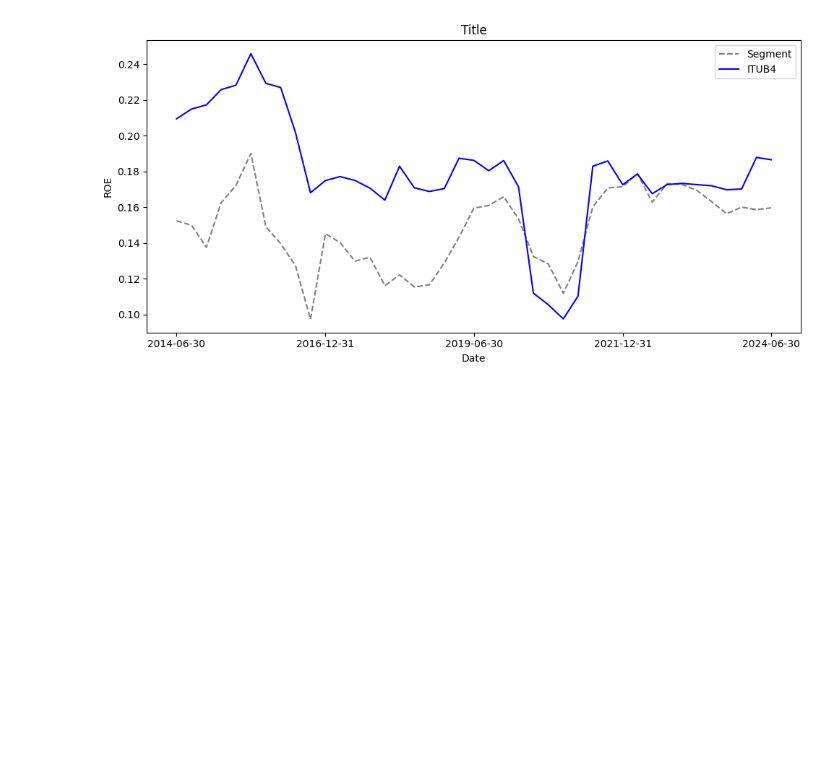
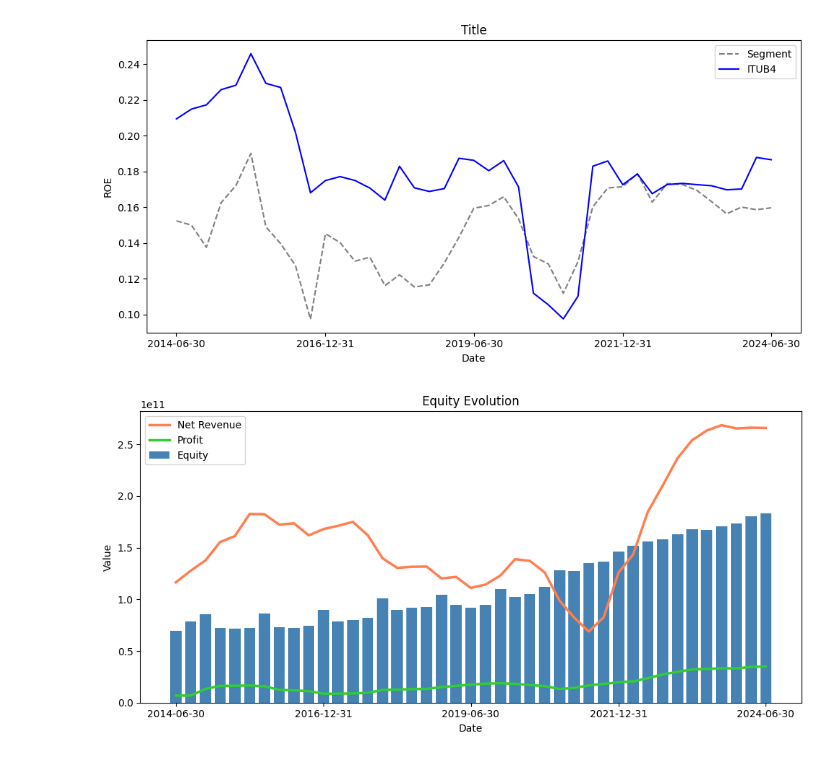
Before and after one commit to boa50/investment-analysis-etl, a Jupyter notebook: prototypes/stock-analysis.ipynb, the cells around one changed output. Cells and saved outputs as stored; diff of their text form; code cells hidden in the pictures; blank space fills up the shorter version.

```diff
--- a/prototypes/stock-analysis.ipynb
+++ b/prototypes/stock-analysis.ipynb
@@ -158,6 +158,32 @@ def plot_historical_kpi(ticker, kpi):
 
     plt.tight_layout()
     plt.show()
+# %%
+def plot_equity_evolution(ticker):
+    cd_cvm = get_cd_cvm_by_ticker(ticker)
+    first_date = df_fundaments["DT_FIM_EXERC"].max() - pd.DateOffset(years=10)
+
+    df_ticker = df_fundaments[(df_fundaments["CD_CVM"] == cd_cvm) & (df_fundaments["DT_FIM_EXERC"] >= first_date)]
+    df_ticker = df_ticker.rename(columns={"DT_FIM_EXERC" : "DATE"})
+
+    df_net_revenue = df_ticker[df_ticker["KPI"] == "NET_REVENUE"]
+    df_profit = df_ticker[df_ticker["KPI"] == "PROFIT"]
+    df_equity = df_ticker[df_ticker["KPI"] == "EQUITY"]
+
+    plt.figure(figsize=(10, 5))
+
+    plt.plot(df_net_revenue["DATE"], df_net_revenue["VL_CONTA_ROLLING_YEAR"], label="Net Revenue", linestyle='-', linewidth=2.5, color='coral')
+    plt.plot(df_profit["DATE"], df_profit["VL_CONTA_ROLLING_YEAR"], label="Profit", linestyle='-', linewidth=2.5, color='limegreen')
+    plt.bar(df_equity["DATE"], df_equity["VL_CONTA"], label="Equity", width=70, color='steelblue')
+
+    plt.title("Equity Evolution")
+    plt.xlabel("Date")
+    plt.ylabel("Value")
+    plt.xticks(df_net_revenue["DATE"][::10], rotation=0)
+    plt.legend()
+
+    plt.tight_layout()
+    plt.show()
 # %%
 get_sectors()
 # %% [output]
@@ -201,3 +227,7 @@ kpi="ROE"
 plot_historical_kpi(ticker, kpi)
 # %% [output]
 [figure]
+# %%
+plot_equity_evolution(ticker="BBAS3")
+# %% [output]
+[figure, added]
```
Also changed, not shown: parts of 3 cells of this notebook.
